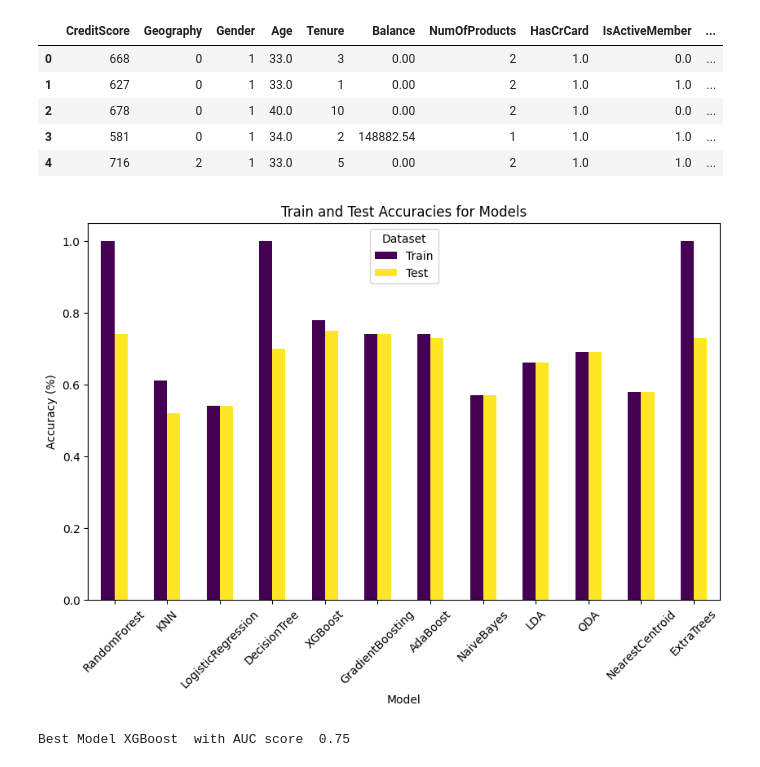
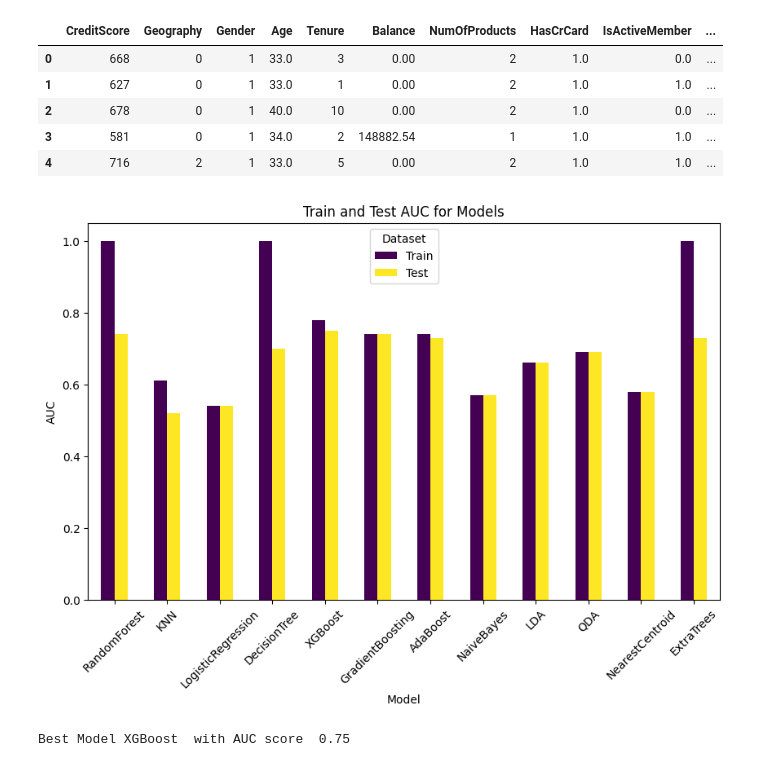
Before and after one commit to ali-609/LTAT.02.023_Project1, a Jupyter notebook: Project_1.ipynb, the cells around one changed output. Cells and saved outputs as stored; diff of their text form; code cells hidden in the pictures.

```diff
--- a/Project_1.ipynb
+++ b/Project_1.ipynb
@@ -164,36 +164,36 @@ for model_name, model_class in models.items():
     precisions['Train'][model_name] = cm_train[0][1]
     precisions['Test'][model_name] = cm_test[0][1]
 
     # Plot Confusion Matrix for Test Data
     # plt.figure(figsize=(8, 6))
     # sns.heatmap(pd.DataFrame(cm_test, index=np.unique(y_test), columns=np.unique(y_test)),
     #             annot=True, fmt='g', cmap='Blues')
     # plt.title(f'{model_name} - Test Confusion Matrix')
     # plt.xlabel('Predicted')
     # plt.ylabel('Actual')
     # plt.show()
 
 # Plotting Model Accuracies
 accuracy_df = pd.DataFrame(accuracies)
 accuracy_df.plot(kind='bar', figsize=(10, 6), colormap='viridis')
-plt.title('Train and Test Accuracies for Models')
+plt.title('Train and Test AUC for Models')
 plt.xlabel('Model')
-plt.ylabel('Accuracy (%)')
+plt.ylabel('AUC')
 plt.xticks(rotation=45)
 plt.legend(title='Dataset')
 plt.show()
 
 # # Plotting False Negative Metrics
 # precision_df = pd.DataFrame(precisions)
 # precision_df.plot(kind='bar', figsize=(10, 6), colormap='coolwarm')
 # plt.title('False Negative Counts (Predicted False while Real is True)')
 # plt.xlabel('Model')
 # plt.ylabel('Count')
 # plt.xticks(rotation=45)
 # plt.legend(title='Dataset')
 # plt.show()
 # %% [output]
-[figure, old version]
+[figure, new version]
 # %%
 print("Best Model",max(accuracies['Test']), " with AUC score ",accuracies['Test'][max(accuracies['Test'])])
 baseline=models[max(accuracies['Test'])]()
```
Also changed, not shown: parts of 4 cells of this notebook.
